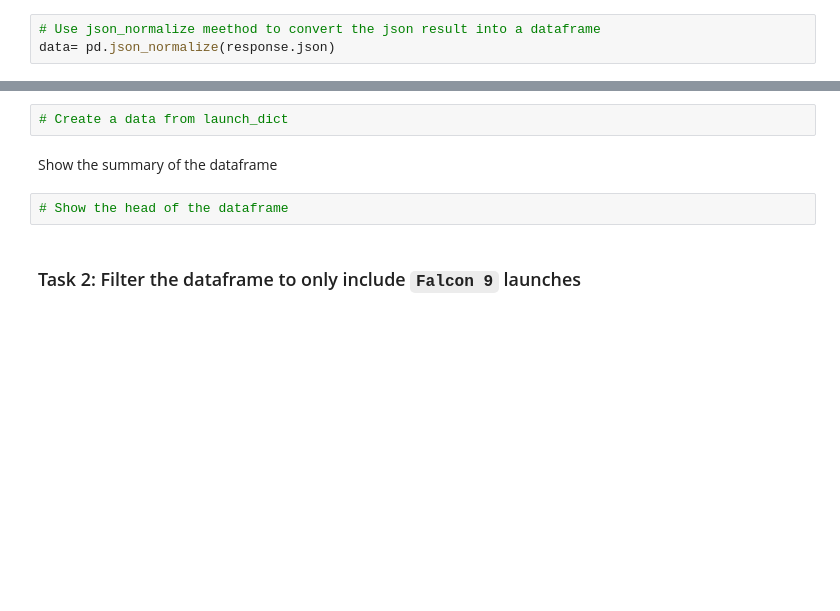
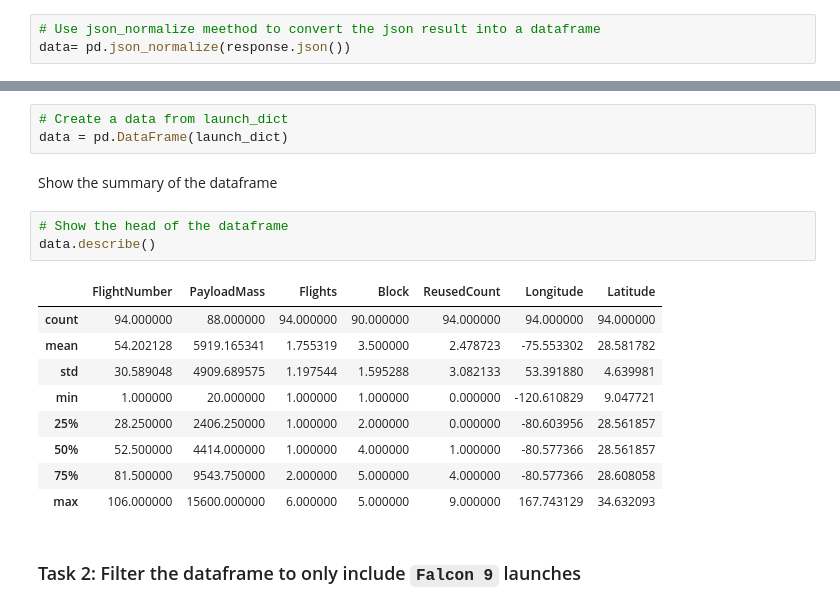
Before and after one commit to nicolatampellini/CapstoneIBM, a Jupyter notebook: Jupyter Labs Spacex Data Collection Api.ipynb, the cells around one changed output, grey strips where cells are left out. Saved outputs shown, nothing was run; the diff lists cells and outputs as text; blank space fills up the shorter version.

```diff
--- a/Jupyter Labs Spacex Data Collection Api.ipynb
+++ b/Jupyter Labs Spacex Data Collection Api.ipynb
@@ -127,4 +127,4 @@ response.status_code
 Now we decode the response content as a Json using <code>.json()</code> and turn it into a Pandas dataframe using <code>.json_normalize()</code>
 # %%
 # Use json_normalize meethod to convert the json result into a dataframe
-data= pd.json_normalize(response.json)
+data= pd.json_normalize(response.json())
@@ -230,10 +240,22 @@ launch_dict = {'FlightNumber': list(data['flight_number']),
 Then, we need to create a Pandas data frame from the dictionary launch_dict.
 # %%
 # Create a data from launch_dict
+data = pd.DataFrame(launch_dict)
 # %% [markdown]
 Show the summary of the dataframe
 # %%
 # Show the head of the dataframe
+data.describe()
+# %% [output]
+|  | FlightNumber | PayloadMass | Flights | Block | ReusedCount | Longitude | Latitude |
+| count | 94.000000 | 88.000000 | 94.000000 | 90.000000 | 94.000000 | 94.000000 | 94.000000 |
+| mean | 54.202128 | 5919.165341 | 1.755319 | 3.500000 | 2.478723 | -75.553302 | 28.581782 |
+| std | 30.589048 | 4909.689575 | 1.197544 | 1.595288 | 3.082133 | 53.391880 | 4.639981 |
+| min | 1.000000 | 20.000000 | 1.000000 | 1.000000 | 0.000000 | -120.610829 | 9.047721 |
+| 25% | 28.250000 | 2406.250000 | 1.000000 | 2.000000 | 0.000000 | -80.603956 | 28.561857 |
+| 50% | 52.500000 | 4414.000000 | 1.000000 | 4.000000 | 1.000000 | -80.577366 | 28.561857 |
+| 75% | 81.500000 | 9543.750000 | 2.000000 | 5.000000 | 4.000000 | -80.577366 | 28.608058 |
+| max | 106.000000 | 15600.000000 | 6.000000 | 5.000000 | 9.000000 | 167.743129 | 34.632093 |
 # %% [markdown]
 ### Task 2: Filter the dataframe to only include `Falcon 9` launches
 # %% [markdown]
```
Also changed, not shown: parts of 9 cells of this notebook.
